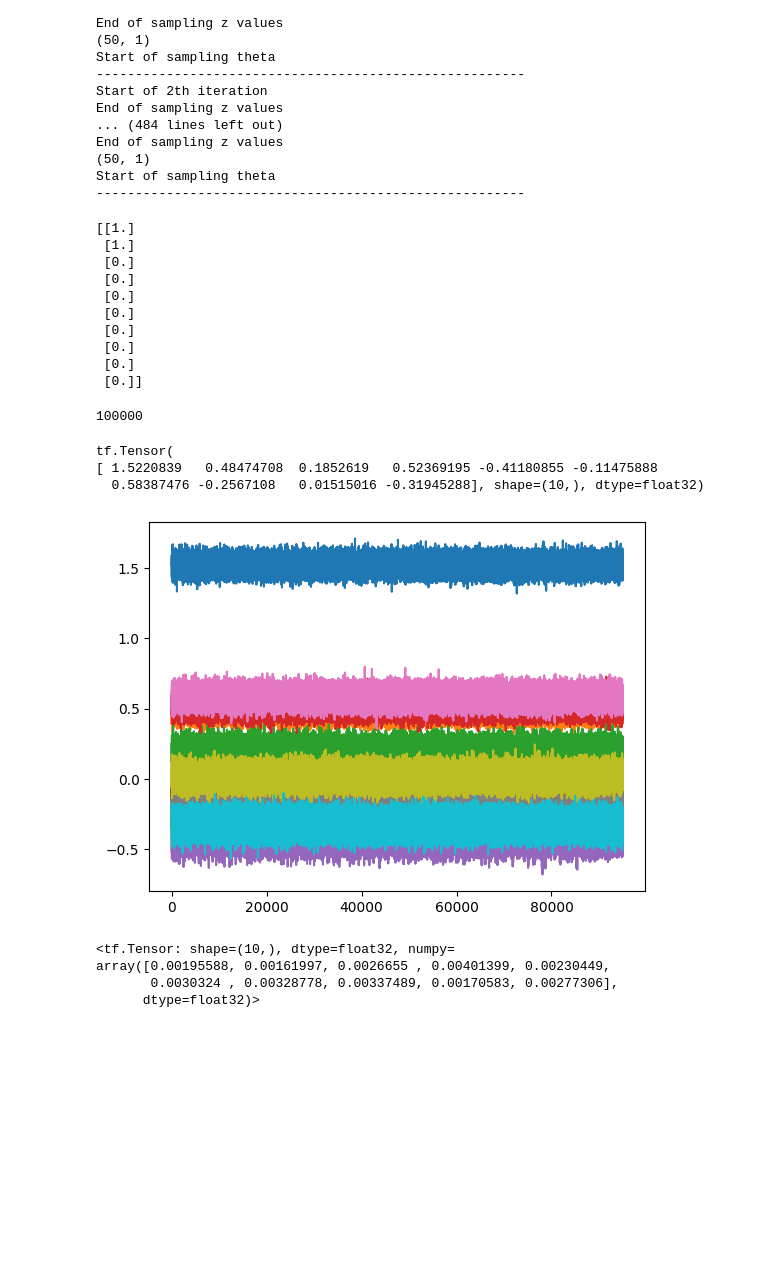
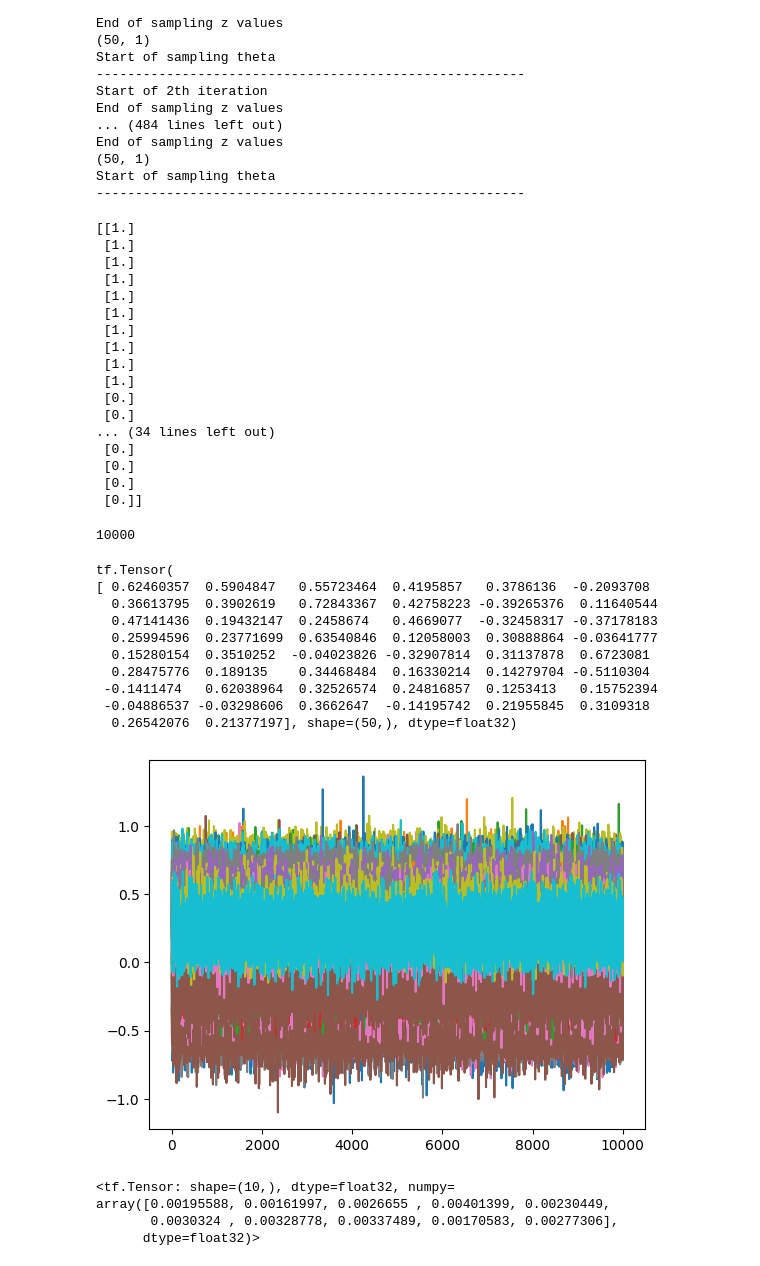
Before and after one commit to johnnymdoubleu/ssl-sgs, a Jupyter notebook: ssl-sgs.ipynb, the cells around one changed output. Saved outputs shown, nothing was run; the diff lists cells and outputs as text; code cells hidden in the pictures; blank space fills up the shorter version.

```diff
--- a/ssl-sgs.ipynb
+++ b/ssl-sgs.ipynb
@@ -8,14 +8,14 @@ import tensorflow as tf
 import tensorflow_probability as tfp
 from numba import jit
 # %%
-n = 50
-p = 10
+n = 20
+p = 50
 s = np.random.default_rng().uniform(0,1, n*p)
 X = np.reshape(s,(-1, p))
 X.shape
 df = pd.DataFrame(X)
 
-r = 2
+r = 10
 y = np.zeros(n) #initialising y array
 for i in range(n):
     yTemp = df.iloc[i,0:r].sum() + np.random.normal(0, 1) #generating y values from a simple linear model with gaussian noise
@@ -182,34 +182,48 @@ def splitGibbs(sigma1, sigma2, sigmay, X, y, niter=1000):
     return samples
 
 
-trace = splitGibbs(sigma1 = 1, sigma2 = 0.1, sigmay = 0.1, X = X, y = y, niter = 100000)
+trace = splitGibbs(sigma1 = 1, sigma2 = 0.1, sigmay = 0.1, X = X, y = y, niter = 10000)
 len(trace)
 # %% [output]
 [[1.]
+ [1.]
+ [1.]
+ [1.]
+ [1.]
+ [1.]
+ [1.]
+ [1.]
+ [1.]
  [1.]
  [0.]
  [0.]
- [0.]
- [0.]
+... (34 lines left out)
  [0.]
  [0.]
  [0.]
  [0.]]
-100000
+10000
 # %%
-sample = tf.convert_to_tensor(np.asarray(trace[5000:]), dtype=tf.float32)
+sample = tf.convert_to_tensor(np.asarray(trace), dtype=tf.float32)
 plt.plot(sample)
 ess = tfp.mcmc.effective_sample_size(sample, filter_beyond_positive_pairs=True)
 # print(ess.shape)
 mean, variance = tf.nn.moments(sample, axes=0)
 standard_error = tf.sqrt(variance / ess)
 
 print(mean)
 # %% [output]
 tf.Tensor(
-[ 1.5220839   0.48474708  0.1852619   0.52369195 -0.41180855 -0.11475888
-  0.58387476 -0.2567108   0.01515016 -0.31945288], shape=(10,), dtype=float32)
+[ 0.62460357  0.5904847   0.55723464  0.4195857   0.3786136  -0.2093708
+  0.36613795  0.3902619   0.72843367  0.42758223 -0.39265376  0.11640544
+  0.47141436  0.19432147  0.2458674   0.4669077  -0.32458317 -0.37178183
+  0.25994596  0.23771699  0.63540846  0.12058003  0.30888864 -0.03641777
+  0.15280154  0.3510252  -0.04023826 -0.32907814  0.31137878  0.6723081
+  0.28475776  0.189135    0.34468484  0.16330214  0.14279704 -0.5110304
+ -0.1411474   0.62038964  0.32526574  0.24816857  0.1253413   0.15752394
+ -0.04886537 -0.03298606  0.3662647  -0.14195742  0.21955845  0.3109318
+  0.26542076  0.21377197], shape=(50,), dtype=float32)
-[figure, old version]
+[figure, new version]
 # %%
 variance
 # %% [output]
```
Also changed, not shown: parts of 1 cell of this notebook.
